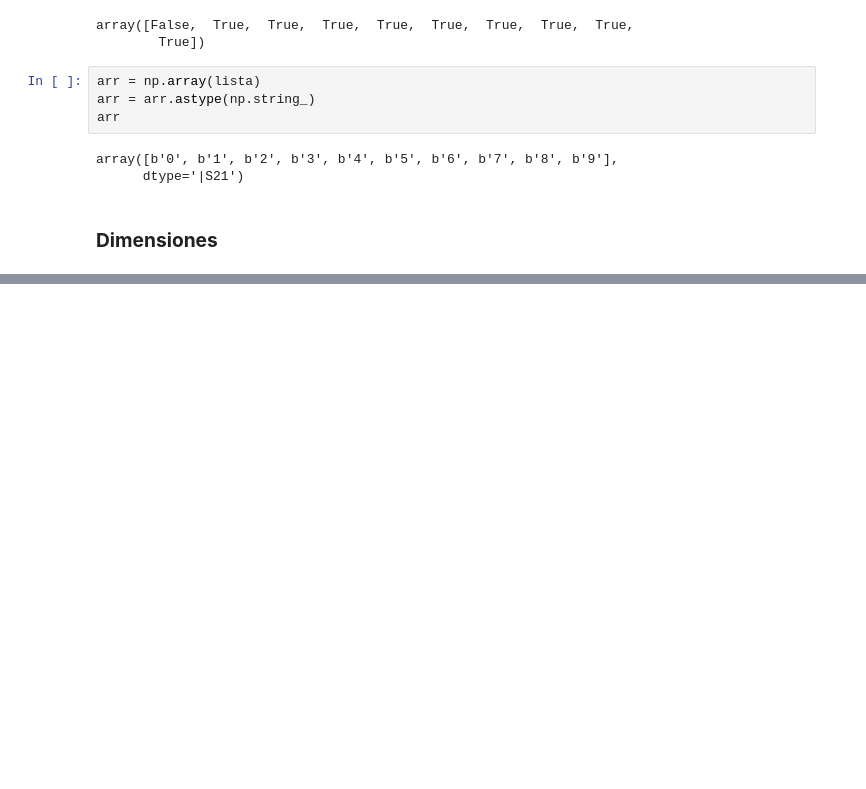
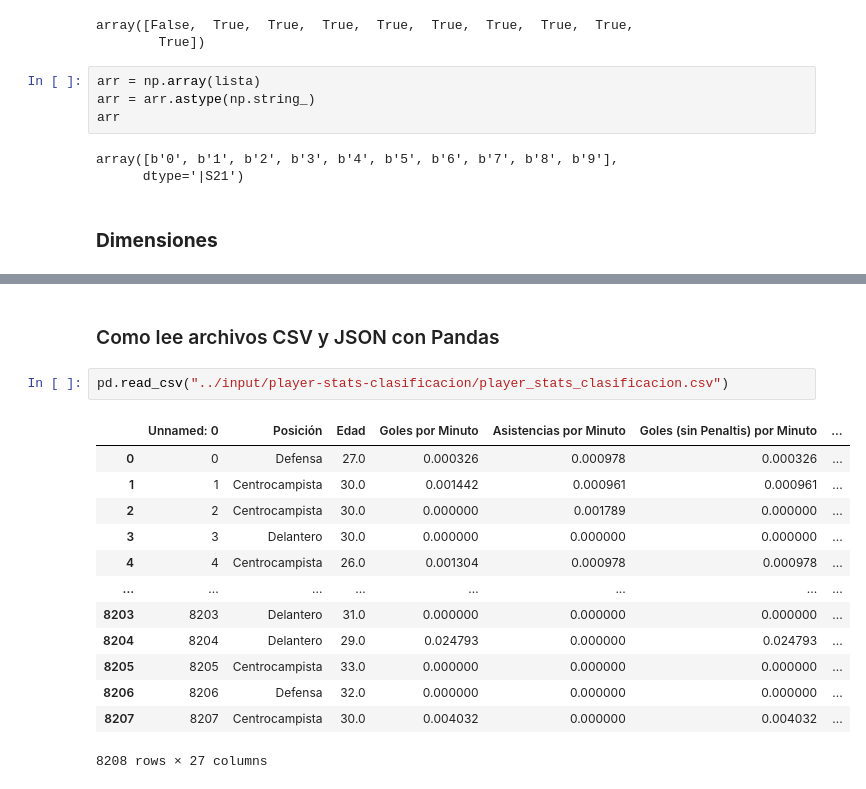
Before and after one commit to babuenop/Kaggle, a Jupyter notebook: curso-manipulacion-pandas-y-numpy.ipynb, the cells around one changed output, grey strips where cells are left out. Saved outputs shown, nothing was run; the diff lists cells and outputs as text; blank space fills up the shorter version.

Commit message:
Kaggle Notebook | Curso Manipulacion Pandas y Numpy | Version 8

```diff
--- a/curso-manipulacion-pandas-y-numpy.ipynb
+++ b/curso-manipulacion-pandas-y-numpy.ipynb
@@ -83,0 +339,18 @@ matriz.ndim
+# %% [markdown]
+### Como lee archivos CSV y JSON con Pandas
+# %%
+pd.read_csv("../input/player-stats-clasificacion/player_stats_clasificacion.csv")
+# %% [output]
+|  | Unnamed: 0 | Posición | Edad | Goles por Minuto | Asistencias por Minuto | Goles (sin Penaltis) por Minuto | ... |
+| 0 | 0 | Defensa | 27.0 | 0.000326 | 0.000978 | 0.000326 | ... |
+| 1 | 1 | Centrocampista | 30.0 | 0.001442 | 0.000961 | 0.000961 | ... |
+| 2 | 2 | Centrocampista | 30.0 | 0.000000 | 0.001789 | 0.000000 | ... |
+| 3 | 3 | Delantero | 30.0 | 0.000000 | 0.000000 | 0.000000 | ... |
+| 4 | 4 | Centrocampista | 26.0 | 0.001304 | 0.000978 | 0.000978 | ... |
+| ... | ... | ... | ... | ... | ... | ... | ... |
+| 8203 | 8203 | Delantero | 31.0 | 0.000000 | 0.000000 | 0.000000 | ... |
+| 8204 | 8204 | Delantero | 29.0 | 0.024793 | 0.000000 | 0.024793 | ... |
+| 8205 | 8205 | Centrocampista | 33.0 | 0.000000 | 0.000000 | 0.000000 | ... |
+| 8206 | 8206 | Defensa | 32.0 | 0.000000 | 0.000000 | 0.000000 | ... |
+| 8207 | 8207 | Centrocampista | 30.0 | 0.004032 | 0.000000 | 0.004032 | ... |
+8208 rows × 27 columns
```
Also changed, not shown: parts of 50 cells of this notebook.
